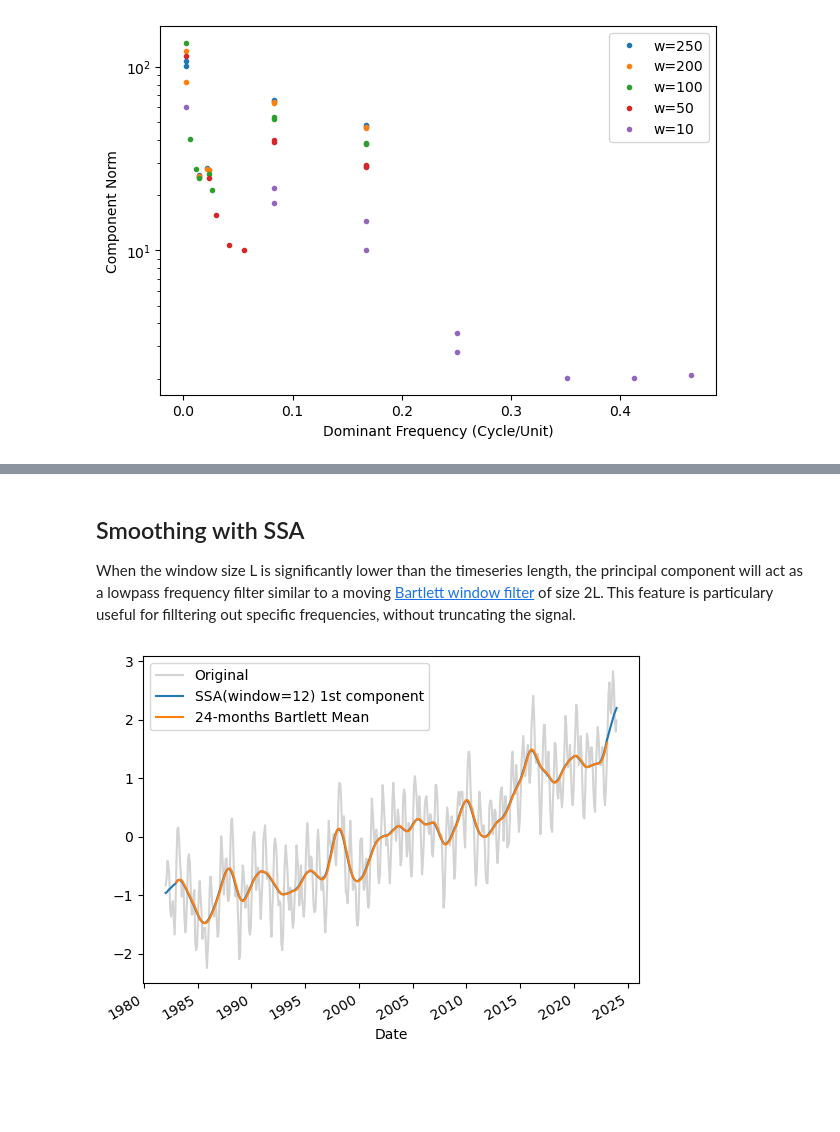
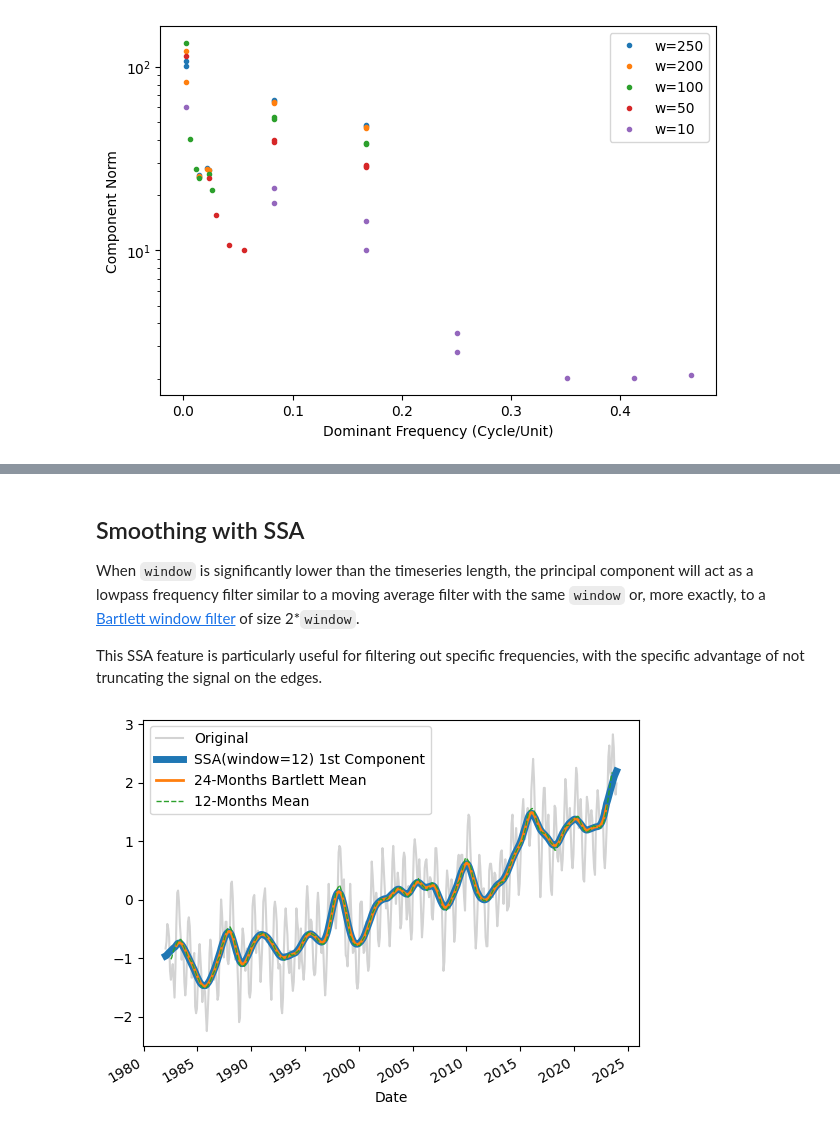
Before and after one commit to ADSCIAN/ssalib, a Jupyter notebook: notebooks/03_ssa_svd_matrices.ipynb, the cells around one changed output, grey strips where cells are left out. Cells and saved outputs as stored; diff of their text form; code cells hidden in the pictures; blank space fills up the shorter version.

```diff
--- a/notebooks/03_ssa_svd_matrices.ipynb
+++ b/notebooks/03_ssa_svd_matrices.ipynb
@@ -170,14 +173,21 @@ fig.tight_layout()
 # %% [markdown]
 ## Smoothing with SSA
 
-When the window size L is significantly lower than the timeseries length, the principal component will act as a lowpass frequency filter similar to a moving [Bartlett window filter](https://docs.scipy.org/doc/scipy/reference/generated/scipy.signal.windows.bartlett.html#scipy.signal.windows.bartlett) of size 2L. This feature is particulary useful for filltering out specific frequencies, without truncating the signal.
+When `window` is significantly lower than the timeseries length, the principal component will act as a lowpass frequency filter similar to a moving average filter with the same `window` or, more exactly, to a [Bartlett window filter](https://docs.scipy.org/doc/scipy/reference/generated/scipy.signal.windows.bartlett.html#scipy.signal.windows.bartlett) of size 2*`window`.
+
+This SSA feature is particularly useful for filtering out specific frequencies, with the specific advantage of not truncating the signal on the edges.
 # %%
 ssa_12 = SingularSpectrumAnalysis(sst, window=12).decompose()
 fig, ax = plt.subplots()
 ssa_12['ssa_preprocessed'].plot(ax=ax, label='Original', color='lightgrey')
-ssa_12[0].plot(ax=ax, label='SSA(window=12) 1st component')
-ssa_12['ssa_preprocessed'].rolling(window=24, win_type='bartlett', center=True).mean().plot(ax=ax, label='24-months Bartlett Mean')
+ssa_12[0].plot(ax=ax, lw=5., label='SSA(window=12) 1st Component')
+ssa_12['ssa_preprocessed'].rolling(
+    window=24, win_type='bartlett', center=True
+).mean().plot(ax=ax, lw=2., label='24-Months Bartlett Mean')
+ssa_12['ssa_preprocessed'].rolling(
+    window=12, win_type='boxcar', center=True # boxcar is a rectangular window
+).mean().plot(ax=ax, lw=1., ls='--', label='12-Months Mean')
 _ = ax.legend()
 # %% [output]
-[figure, old version]
+[figure, new version]
 # %% [markdown]
```
Also changed, not shown: parts of 8 cells of this notebook, 1 other file.
